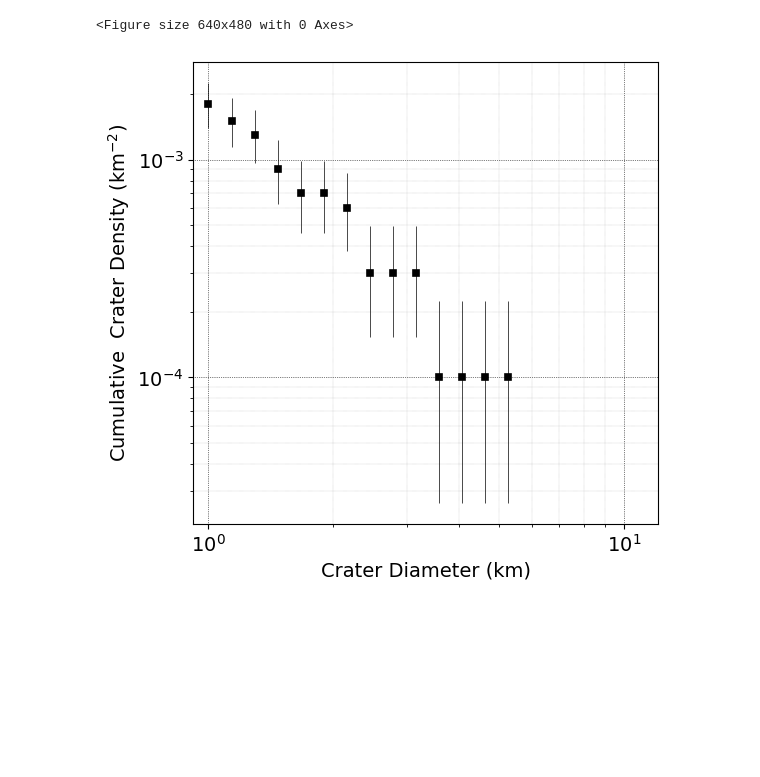
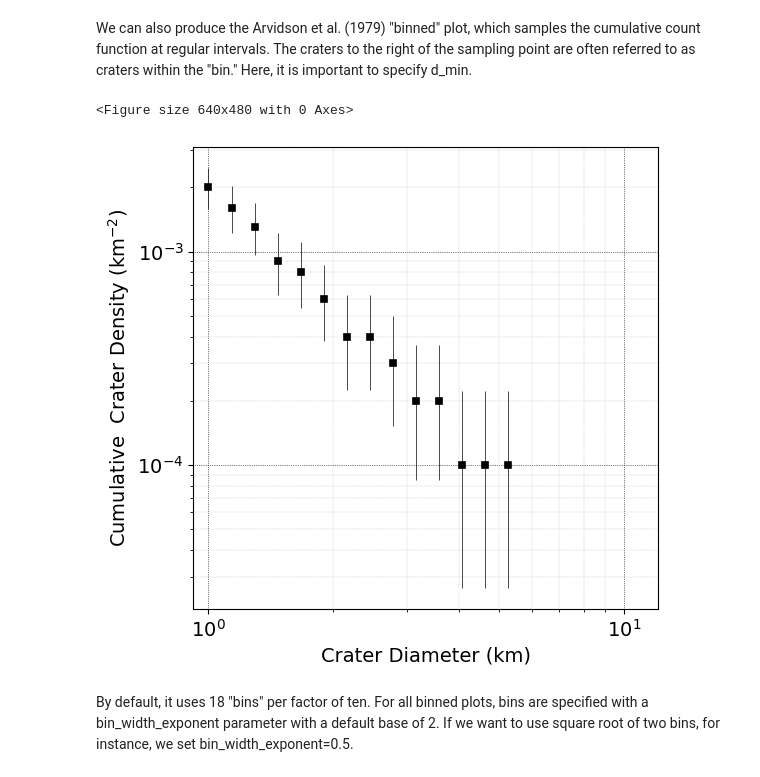
Before and after one commit to samwbell/craterdata, a Jupyter notebook: plotting_examples.ipynb, the cells around one changed output. Saved outputs shown, nothing was run; the diff lists cells and outputs as text; code cells hidden in the pictures; blank space fills up the shorter version.

```diff
--- a/plotting_examples.ipynb
+++ b/plotting_examples.ipynb
@@ -19,5 +15,6 @@ from cratrcountr import *
 # %%
 synth_area = 10000
 synth_age = 2.0
-with open('example20.pkl','rb') as f:
+d_min = 1.0
+with open('example20A.pkl','rb') as f:
     ds = pkl.load(f)
@@ -31,8 +79,9 @@ plot_cumulative_unbinned(
+# %% [markdown]
+We can also produce the Arvidson et al. (1979) "binned" plot, which samples the cumulative count function at regular intervals.  The craters to the right of the sampling point are often referred to as craters within the "bin."  Here, it is important to specify d_min.
 # %%
-plot_cumulative_binned(
-    ds, synth_area,
-    bin_width_exponent=neukum_bwe, d_min=1.0
-)
+plot_cumulative_binned(ds, synth_area, d_min=d_min)
 # %% [output]
 <Figure size 640x480 with 0 Axes>
-[figure, old version]
+[figure, new version]
+# %% [markdown]
+By default, it uses 18 "bins" per factor of ten.  For all binned plots, bins are specified with a bin_width_exponent parameter with a default base of 2.  If we want to use square root of two bins, for instance, we set bin_width_exponent=0.5.
```
Also changed, not shown: parts of 23 cells of this notebook, 6 other files.
